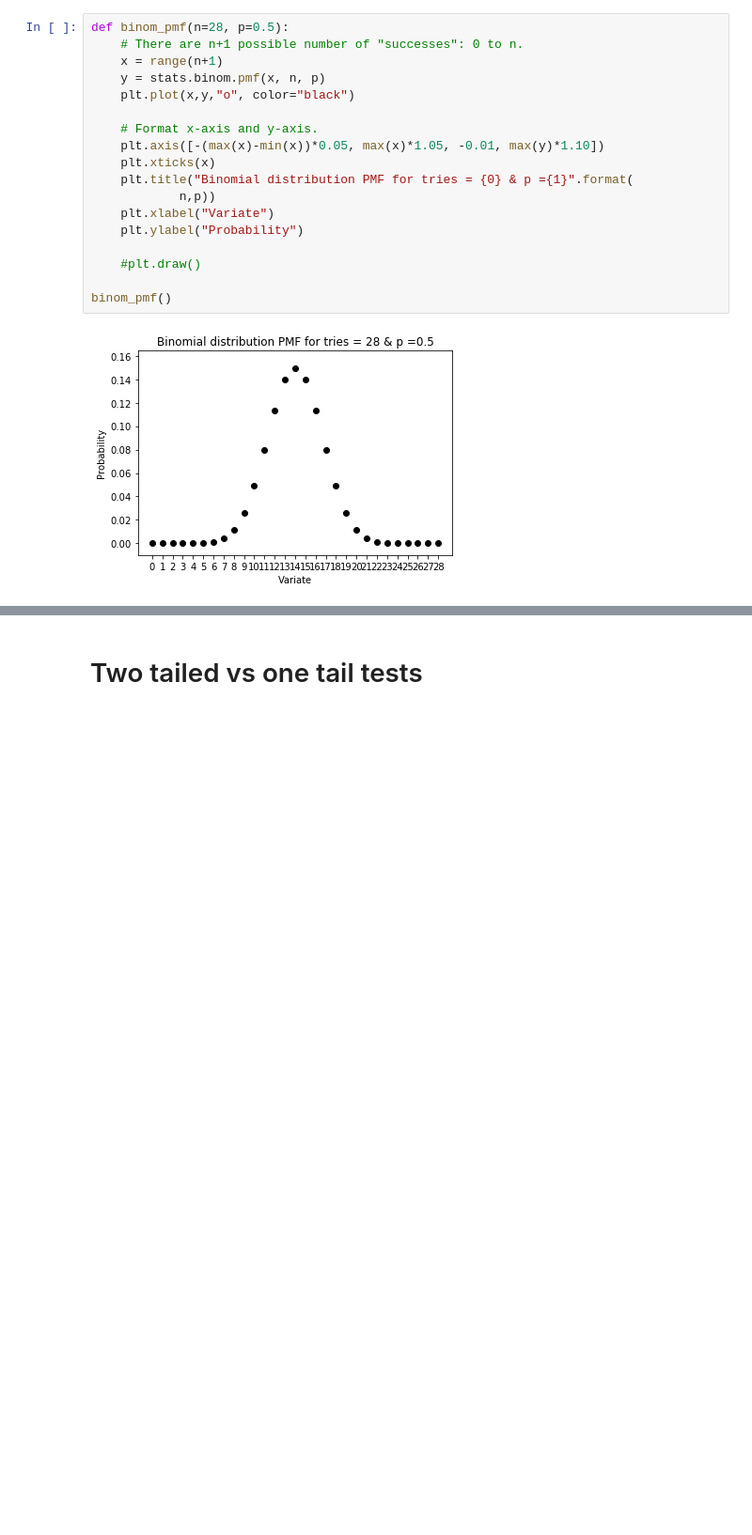
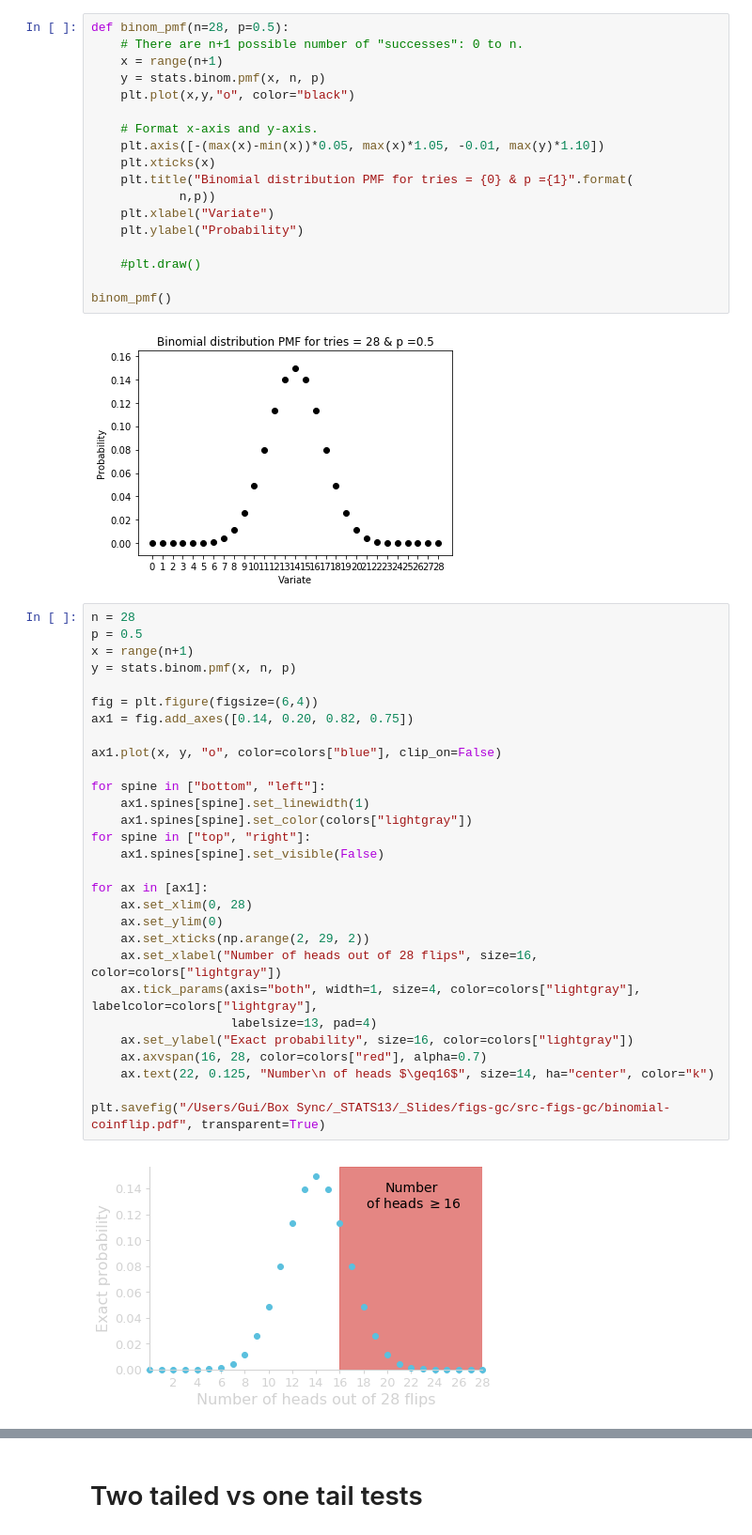
Before and after one commit to gcalmettes/stats13-slides, a Jupyter notebook: notebook-fig/figs-slides.ipynb, the cells around one changed output, grey strips where cells are left out. Shown at 94% size. Drawn from its saved outputs; the diff is of its cells as text; blank space fills up the shorter version.

```diff
--- a/notebook-fig/figs-slides.ipynb
+++ b/notebook-fig/figs-slides.ipynb
@@ -1487,3 +1487,34 @@ def binom_pmf(n=28, p=0.5):
 binom_pmf()
 # %% [output]
 [figure]
+# %%
+n = 28
+p = 0.5
+x = range(n+1)
+y = stats.binom.pmf(x, n, p)
+
+fig = plt.figure(figsize=(6,4))
+ax1 = fig.add_axes([0.14, 0.20, 0.82, 0.75])
+
+ax1.plot(x, y, "o", color=colors["blue"], clip_on=False)
+
+for spine in ["bottom", "left"]:
+    ax1.spines[spine].set_linewidth(1)
+    ax1.spines[spine].set_color(colors["lightgray"])
+for spine in ["top", "right"]:
+    ax1.spines[spine].set_visible(False)
+
+for ax in [ax1]:
+    ax.set_xlim(0, 28)
+    ax.set_ylim(0)
+    ax.set_xticks(np.arange(2, 29, 2))
+    ax.set_xlabel("Number of heads out of 28 flips", size=16, color=colors["lightgray"])
+    ax.tick_params(axis="both", width=1, size=4, color=colors["lightgray"], labelcolor=colors["lightgray"],
+                   labelsize=13, pad=4)
+    ax.set_ylabel("Exact probability", size=16, color=colors["lightgray"])
+    ax.axvspan(16, 28, color=colors["red"], alpha=0.7)
+    ax.text(22, 0.125, "Number\n of heads $\geq16$", size=14, ha="center", color="k")
+
+plt.savefig("/Users/Gui/Box Sync/_STATS13/_Slides/figs-gc/src-figs-gc/binomial-coinflip.pdf", transparent=True)
+# %% [output]
+[figure, added]
```
Also changed, not shown: parts of 11 cells of this notebook, 2 other files.
